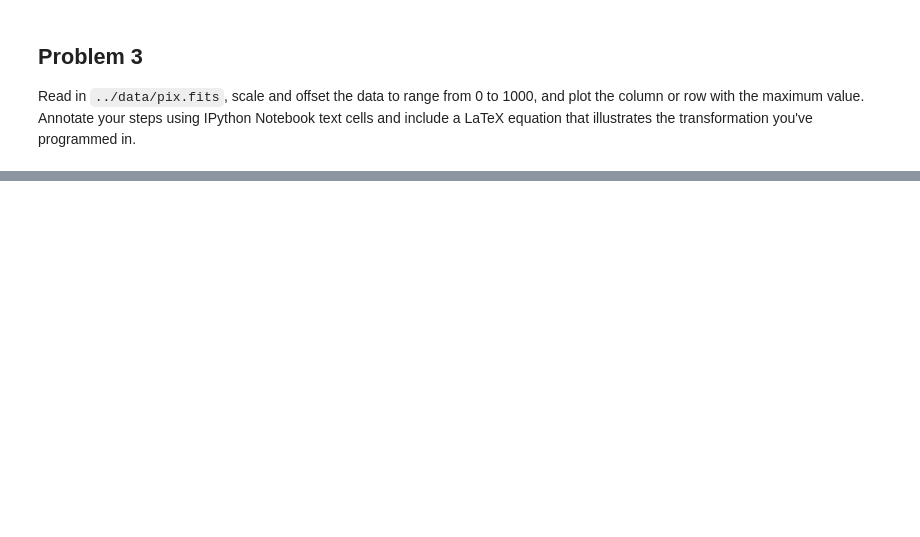
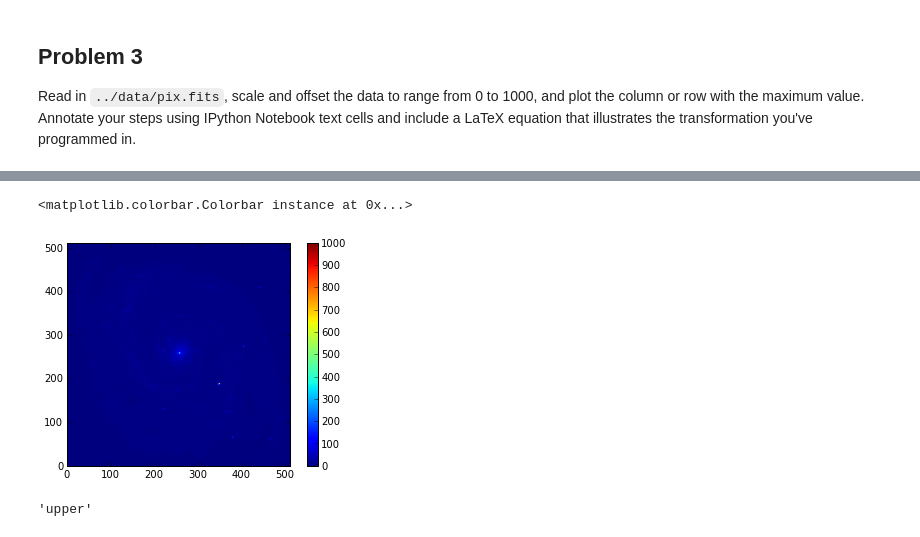
Before and after one commit to spacetelescope/scientific-python-training-2012, a Jupyter notebook: homework_notebooks/Session1_Homework.ipynb, the cells around one changed output, grey strips where cells are left out. Drawn from its saved outputs; the diff is of its cells as text; code cells hidden in the pictures; blank space fills up the shorter version.

```diff
--- a/homework_notebooks/Session1_Homework.ipynb
+++ b/homework_notebooks/Session1_Homework.ipynb
@@ -33,0 +156,10 @@ Read in `../data/pix.fits`, scale and offset the data to range from 0 to 1000, a
+# %%
+imshow(data)
+colorbar()
+# %% [output]
+<matplotlib.colorbar.Colorbar instance at 0x...>
+[figure, added]
+# %%
+rcParamsDefault['image.origin']
+# %% [output]
+'upper'
```
Also changed, not shown: parts of 40 cells of this notebook.
